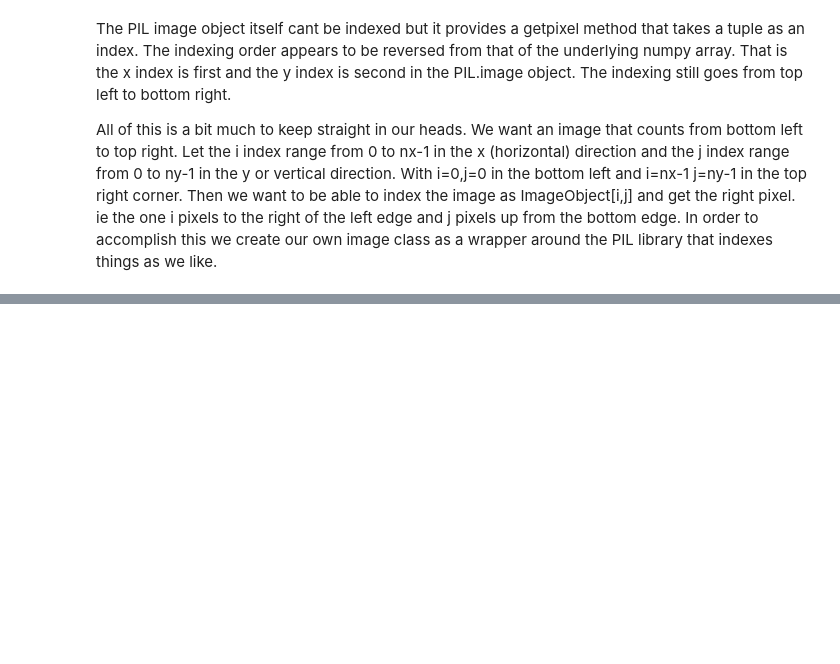
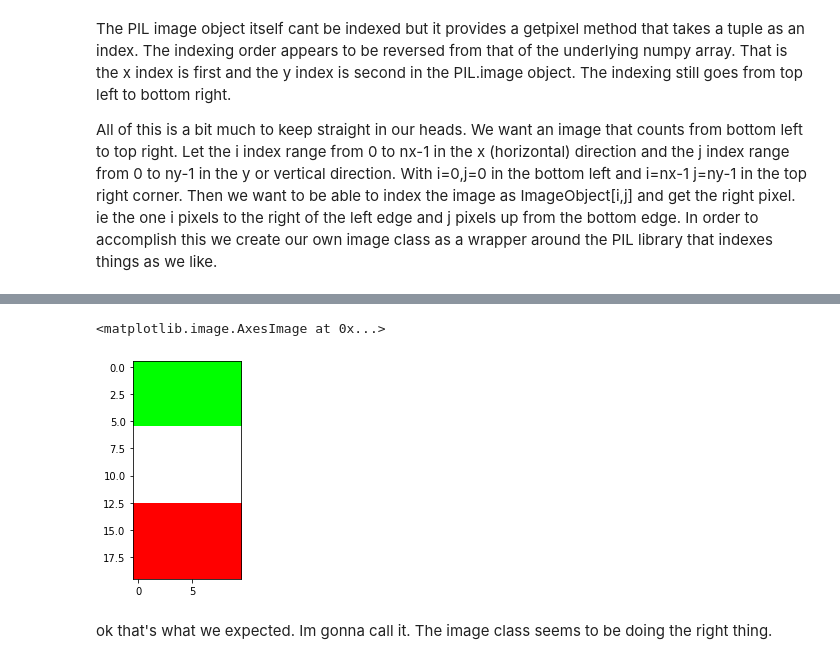
Before and after one commit to semeraro/TeXRay, a Jupyter notebook: notebooks/PythonImageTest.ipynb, the cells around one changed output, grey strips where cells are left out. Drawn from its saved outputs; the diff is of its cells as text; code cells hidden in the pictures; blank space fills up the shorter version.

```diff
--- a/notebooks/PythonImageTest.ipynb
+++ b/notebooks/PythonImageTest.ipynb
@@ -198,0 +197,22 @@ key is: (slice(0, 3, None), slice(0, 3, None))
+# %%
+tricolore2 = image(height=20,width=10)
+width = tricolore2.width
+height = tricolore2.height
+# load up the flag. Note how the image is loaded. We start loading
+# pixels at the bottom left corner. This should be red since the
+# flag will hang gree stripe up. Image order is from bottom to top.
+for row in range(height):
+    for col in range(width):
+        if row < height/3:
+            tricolore2[row,col] = red
+        elif row < 2*height/3:
+            tricolore2[row,col] = white
+        else:
+            tricolore2[row,col] = green
+# %%
+plt.imshow(Image.fromarray(tricolore2[:,:]))
+# %% [output]
+<matplotlib.image.AxesImage at 0x...>
+[figure, added]
+# %% [markdown]
+ok that's what we expected. Im gonna call it. The image class seems to be doing the right thing.
```
Also changed, not shown: parts of 10 cells of this notebook, 2 other files.
